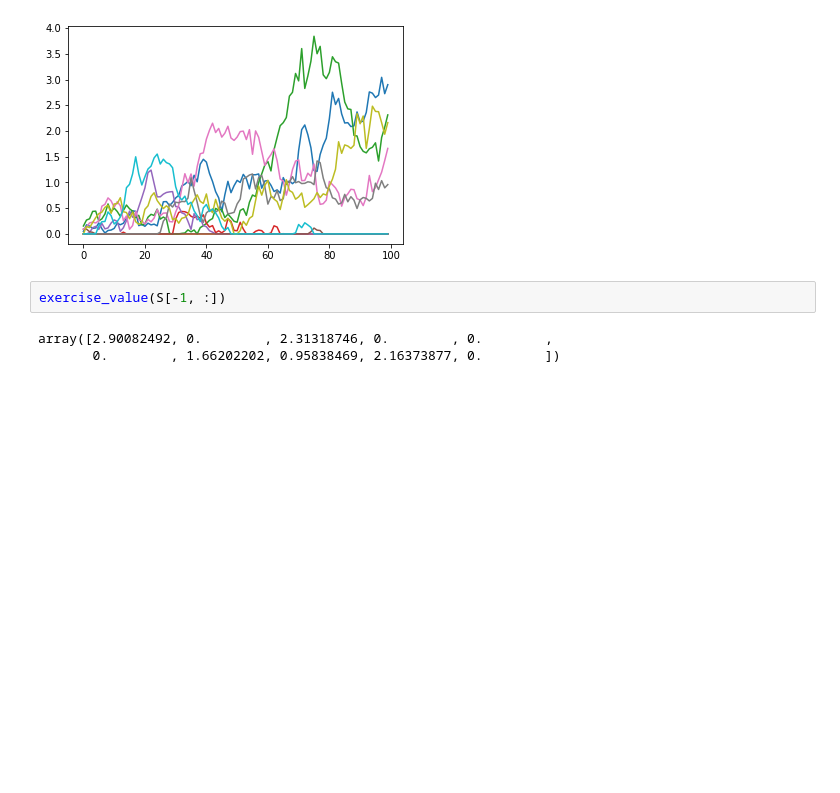
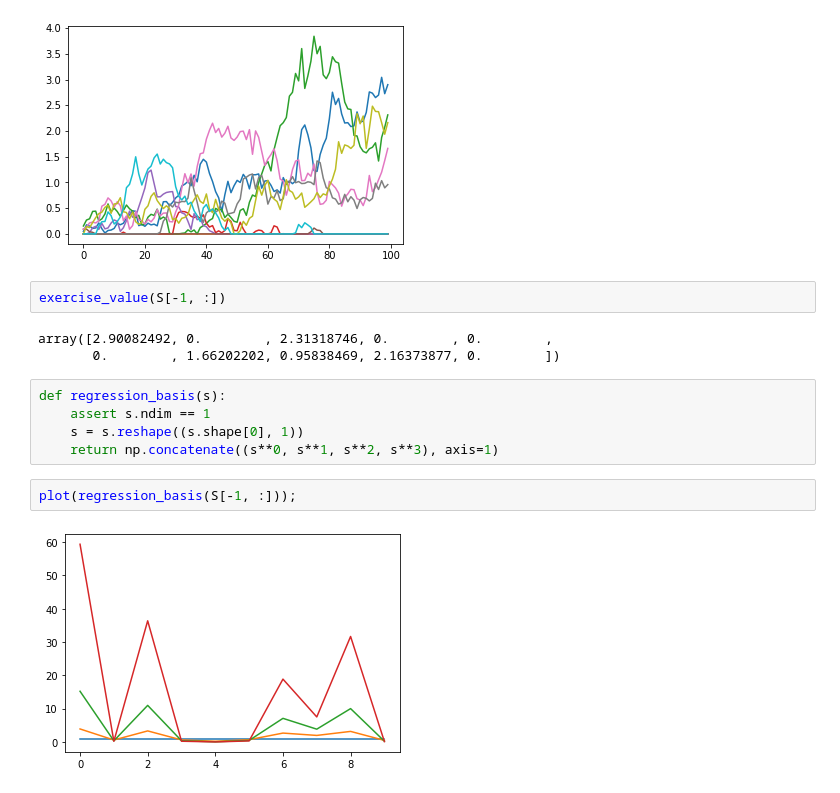
Before and after one commit to luphord/longstaff_schwartz, a Jupyter notebook: notebooks/Tinkering.ipynb, the cells around one changed output. Drawn from its saved outputs; the diff is of its cells as text; blank space fills up the shorter version.

Commit message:
regression basis

```diff
--- a/notebooks/Tinkering.ipynb
+++ b/notebooks/Tinkering.ipynb
@@ -23,3 +23,12 @@ exercise_value(S[-1, :])
 # %% [output]
 array([2.90082492, 0.        , 2.31318746, 0.        , 0.        ,
        0.        , 1.66202202, 0.95838469, 2.16373877, 0.        ])
+# %%
+def regression_basis(s):
+    assert s.ndim == 1
+    s = s.reshape((s.shape[0], 1))
+    return np.concatenate((s**0, s**1, s**2, s**3), axis=1)
+# %%
+plot(regression_basis(S[-1, :]));
+# %% [output]
+[figure, added]
```
Also changed, not shown: parts of 1 cell of this notebook.
